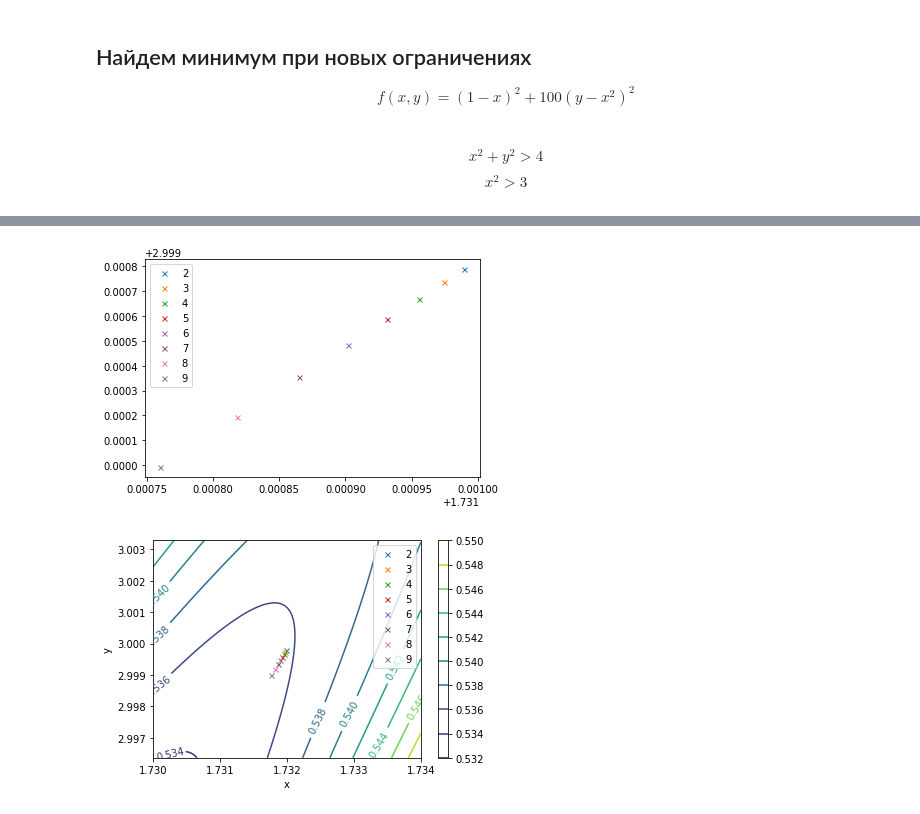
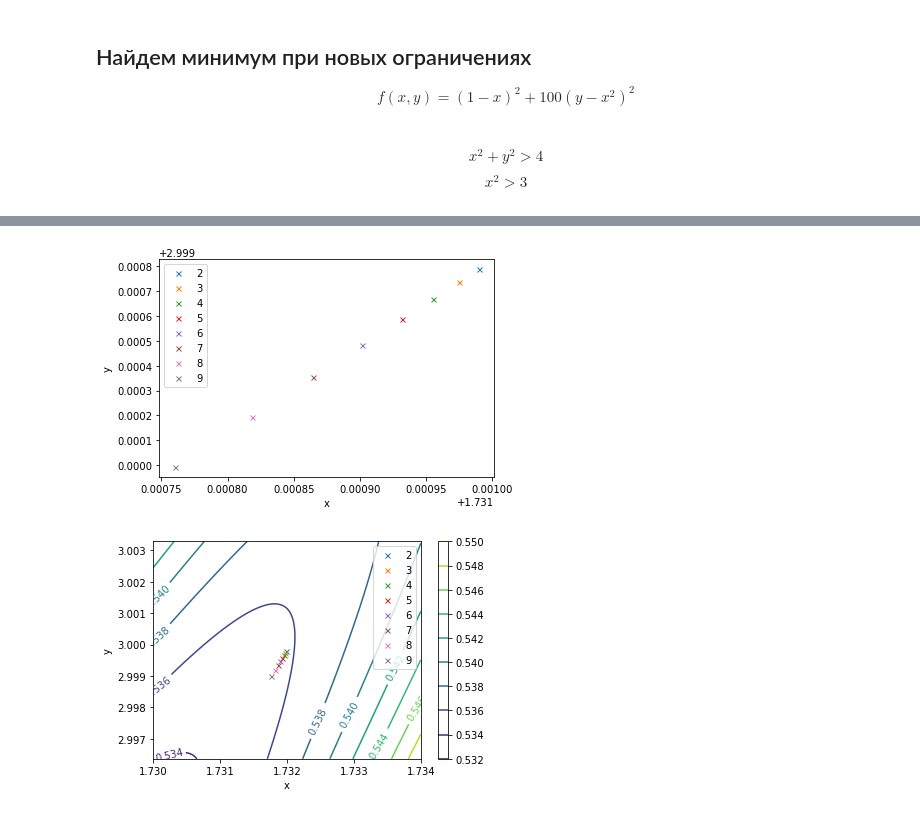
Before and after one commit to UvarkinIlya/ML, a Jupyter notebook: 20.ipynb, the cells around one changed output, grey strips where cells are left out. Saved outputs shown, nothing was run; the diff lists cells and outputs as text; code cells hidden in the pictures.

```diff
--- a/20.ipynb
+++ b/20.ipynb
@@ -292,6 +292,8 @@ print(curr_func(x_c))
 print(x_c)
 print(i)
 
+plt.xlabel('x')
+plt.ylabel('y')
 plt.legend()
 pass
 # %% [output]
@@ -299,6 +301,6 @@ pass
 [1.73168725 2.99874071]
 10
-[figure, old version]
+[figure, new version]
 # %%
 x_c = [1.75, 2.95]
 i = 1
```
Also changed, not shown: parts of 8 cells of this notebook.
